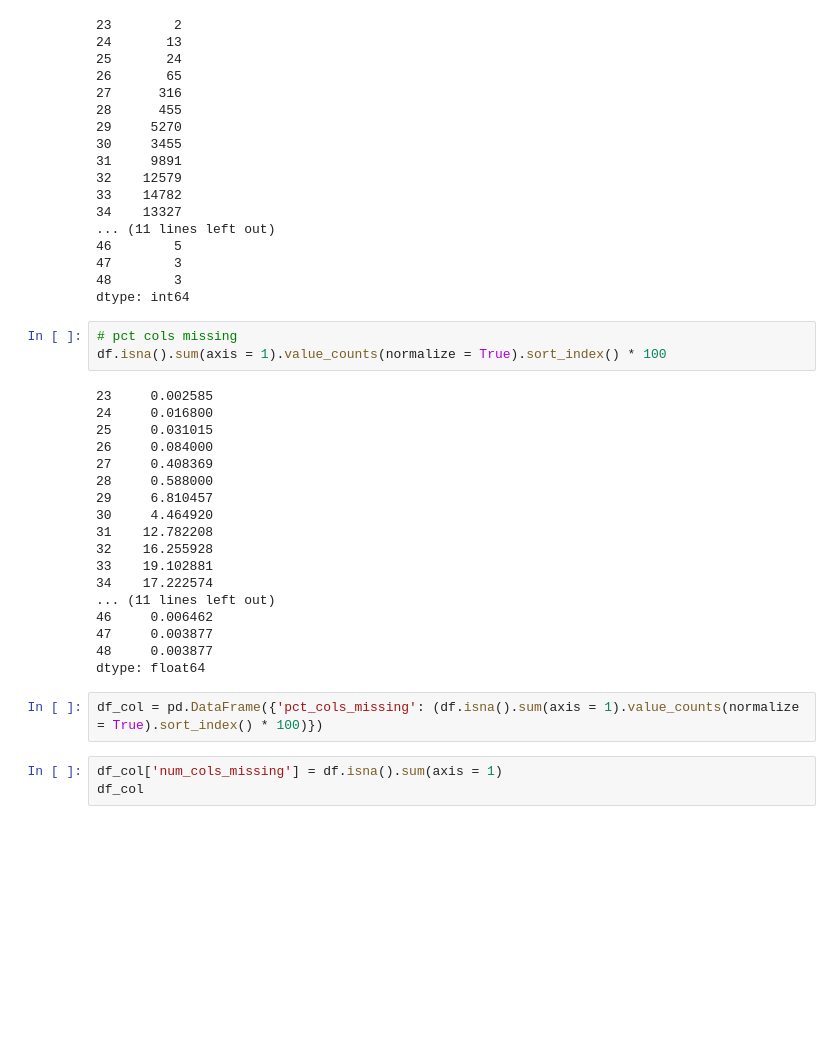
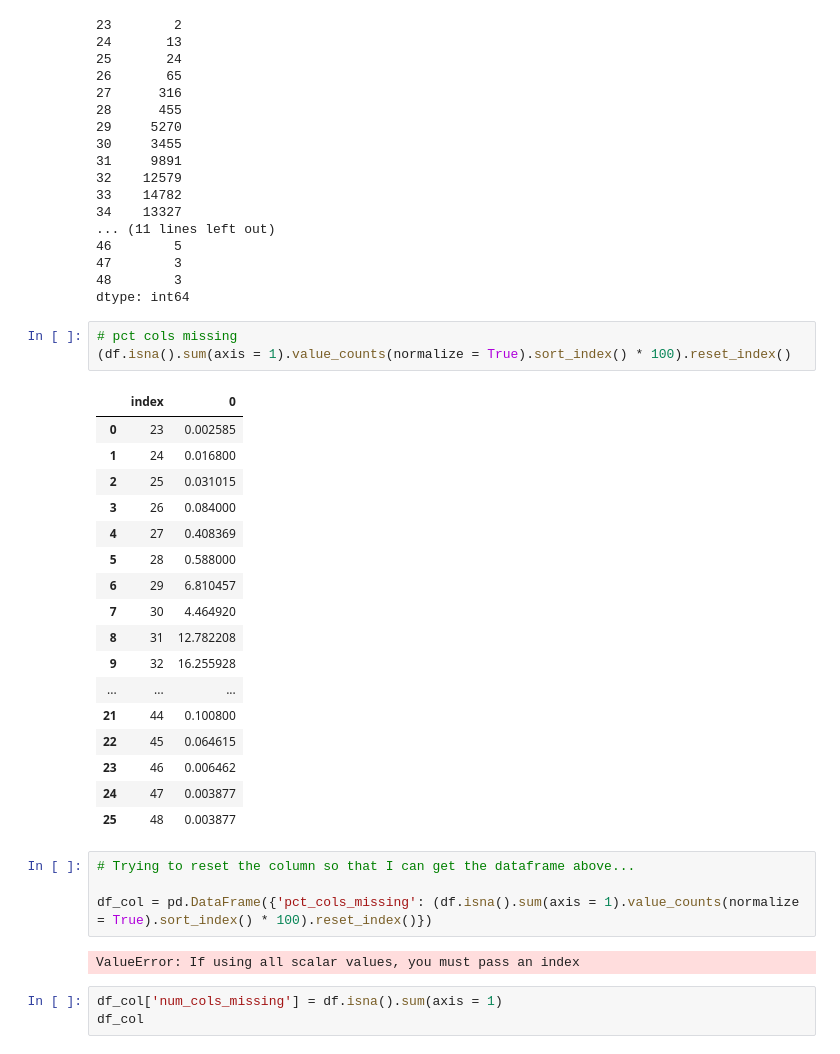
Before and after one commit to lukewbecker/clustering-exercises, a Jupyter notebook: clustering_wrangling.ipynb, the cells around one changed output. Drawn from its saved outputs; the diff is of its cells as text; blank space fills up the shorter version.

```diff
--- a/clustering_wrangling.ipynb
+++ b/clustering_wrangling.ipynb
@@ -305,27 +305,31 @@ df.isna().sum(axis = 1).value_counts().sort_index()
 dtype: int64
 # %%
 # pct cols missing
-df.isna().sum(axis = 1).value_counts(normalize = True).sort_index() * 100
+(df.isna().sum(axis = 1).value_counts(normalize = True).sort_index() * 100).reset_index()
 # %% [output]
-23     0.002585
-24     0.016800
-25     0.031015
-26     0.084000
-27     0.408369
-28     0.588000
-29     6.810457
-30     4.464920
-31    12.782208
-32    16.255928
-33    19.102881
-34    17.222574
-... (11 lines left out)
-46     0.006462
-47     0.003877
-48     0.003877
-dtype: float64
+|  | index | 0 |
+| 0 | 23 | 0.002585 |
+| 1 | 24 | 0.016800 |
+| 2 | 25 | 0.031015 |
+| 3 | 26 | 0.084000 |
+| 4 | 27 | 0.408369 |
+| 5 | 28 | 0.588000 |
+| 6 | 29 | 6.810457 |
+| 7 | 30 | 4.464920 |
+| 8 | 31 | 12.782208 |
+| 9 | 32 | 16.255928 |
+| ... | ... | ... |
+| 21 | 44 | 0.100800 |
+| 22 | 45 | 0.064615 |
+| 23 | 46 | 0.006462 |
+| 24 | 47 | 0.003877 |
+| 25 | 48 | 0.003877 |
 # %%
-df_col = pd.DataFrame({'pct_cols_missing': (df.isna().sum(axis = 1).value_counts(normalize = True).sort_index() * 100)})
+# Trying to reset the column so that I can get the dataframe above...
+
+df_col = pd.DataFrame({'pct_cols_missing': (df.isna().sum(axis = 1).value_counts(normalize = True).sort_index() * 100).reset_index()})
+# %% [output]
+ValueError: If using all scalar values, you must pass an index
 # %%
 df_col['num_cols_missing'] = df.isna().sum(axis = 1)
 df_col
```
Also changed, not shown: parts of 25 cells of this notebook.
